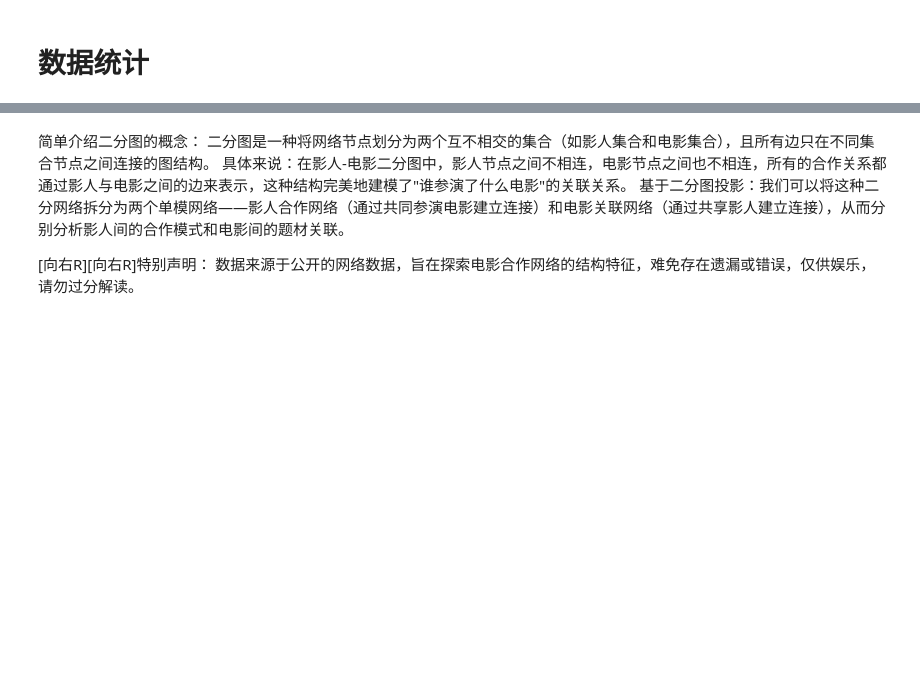
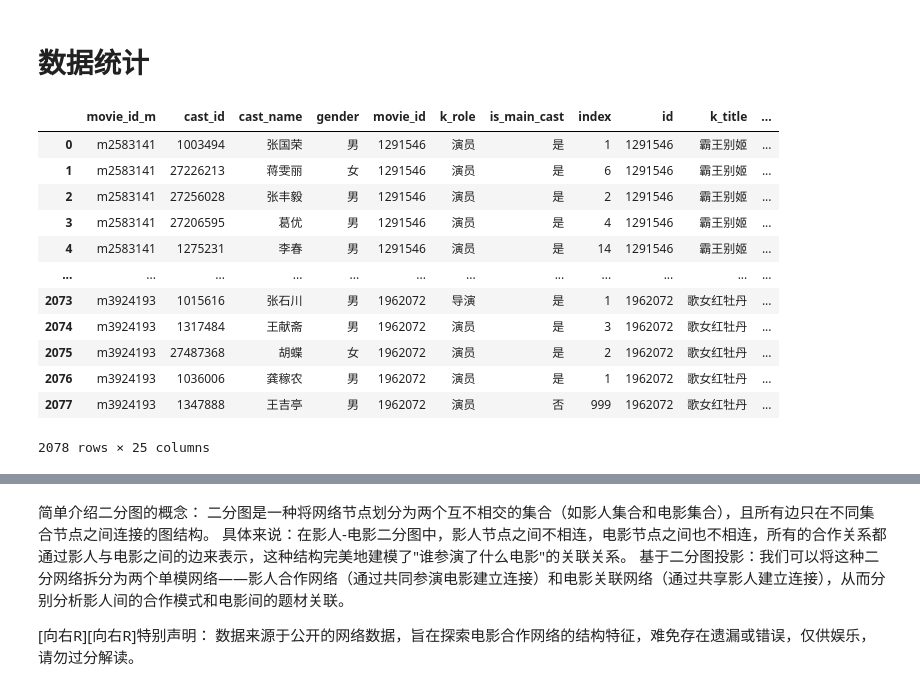
Before and after one commit to Kofi-W/net_charts, a Jupyter notebook: cast/movie_net/movie_net.ipynb, the cells around one changed output, grey strips where cells are left out. Cells and saved outputs as stored; diff of their text form; code cells hidden in the pictures; blank space fills up the shorter version.

```diff
--- a/cast/movie_net/movie_net.ipynb
+++ b/cast/movie_net/movie_net.ipynb
@@ -442,9 +474,22 @@ with open(f'json_data/net_data_{work_type_value}_{sort_by}_{asc_value}_{top_n}_{
 # 数据统计
 # %%
 top_n = 200
-df_movie_top_n = get_lowest_rated_movie_casts(df_movie_rate_num_10w,
-                                              df_movie_raw,
+df_movie_top_n = get_lowest_rated_movie_casts(df_raw,
                                               ascending=False,
                                               top_n=top_n)
 df_movie_top_n
+# %% [output]
+|  | movie_id_m | cast_id | cast_name | gender | movie_id | k_role | is_main_cast | index | id | k_title | ... |
+| 0 | m2583141 | 1003494 | 张国荣 | 男 | 1291546 | 演员 | 是 | 1 | 1291546 | 霸王别姬 | ... |
+| 1 | m2583141 | 27226213 | 蒋雯丽 | 女 | 1291546 | 演员 | 是 | 6 | 1291546 | 霸王别姬 | ... |
+| 2 | m2583141 | 27256028 | 张丰毅 | 男 | 1291546 | 演员 | 是 | 2 | 1291546 | 霸王别姬 | ... |
+| 3 | m2583141 | 27206595 | 葛优 | 男 | 1291546 | 演员 | 是 | 4 | 1291546 | 霸王别姬 | ... |
+| 4 | m2583141 | 1275231 | 李春 | 男 | 1291546 | 演员 | 是 | 14 | 1291546 | 霸王别姬 | ... |
+| ... | ... | ... | ... | ... | ... | ... | ... | ... | ... | ... | ... |
+| 2073 | m3924193 | 1015616 | 张石川 | 男 | 1962072 | 导演 | 是 | 1 | 1962072 | 歌女红牡丹 | ... |
+| 2074 | m3924193 | 1317484 | 王献斋 | 男 | 1962072 | 演员 | 是 | 3 | 1962072 | 歌女红牡丹 | ... |
+| 2075 | m3924193 | 27487368 | 胡蝶 | 女 | 1962072 | 演员 | 是 | 2 | 1962072 | 歌女红牡丹 | ... |
+| 2076 | m3924193 | 1036006 | 龚稼农 | 男 | 1962072 | 演员 | 是 | 1 | 1962072 | 歌女红牡丹 | ... |
+| 2077 | m3924193 | 1347888 | 王吉亭 | 男 | 1962072 | 演员 | 否 | 999 | 1962072 | 歌女红牡丹 | ... |
+2078 rows × 25 columns
 # %%
```
Also changed, not shown: parts of 53 cells of this notebook, 5 other files.
